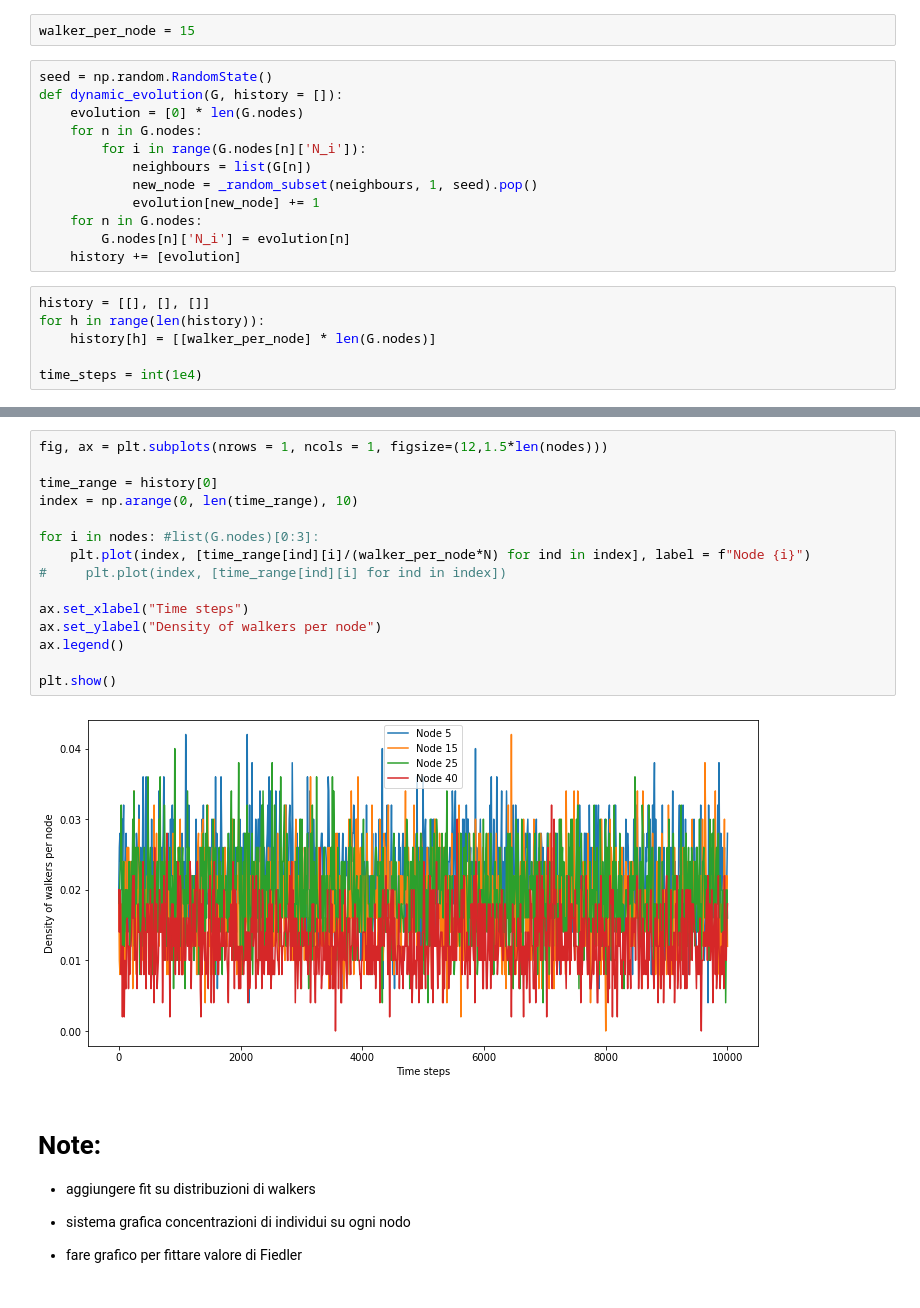
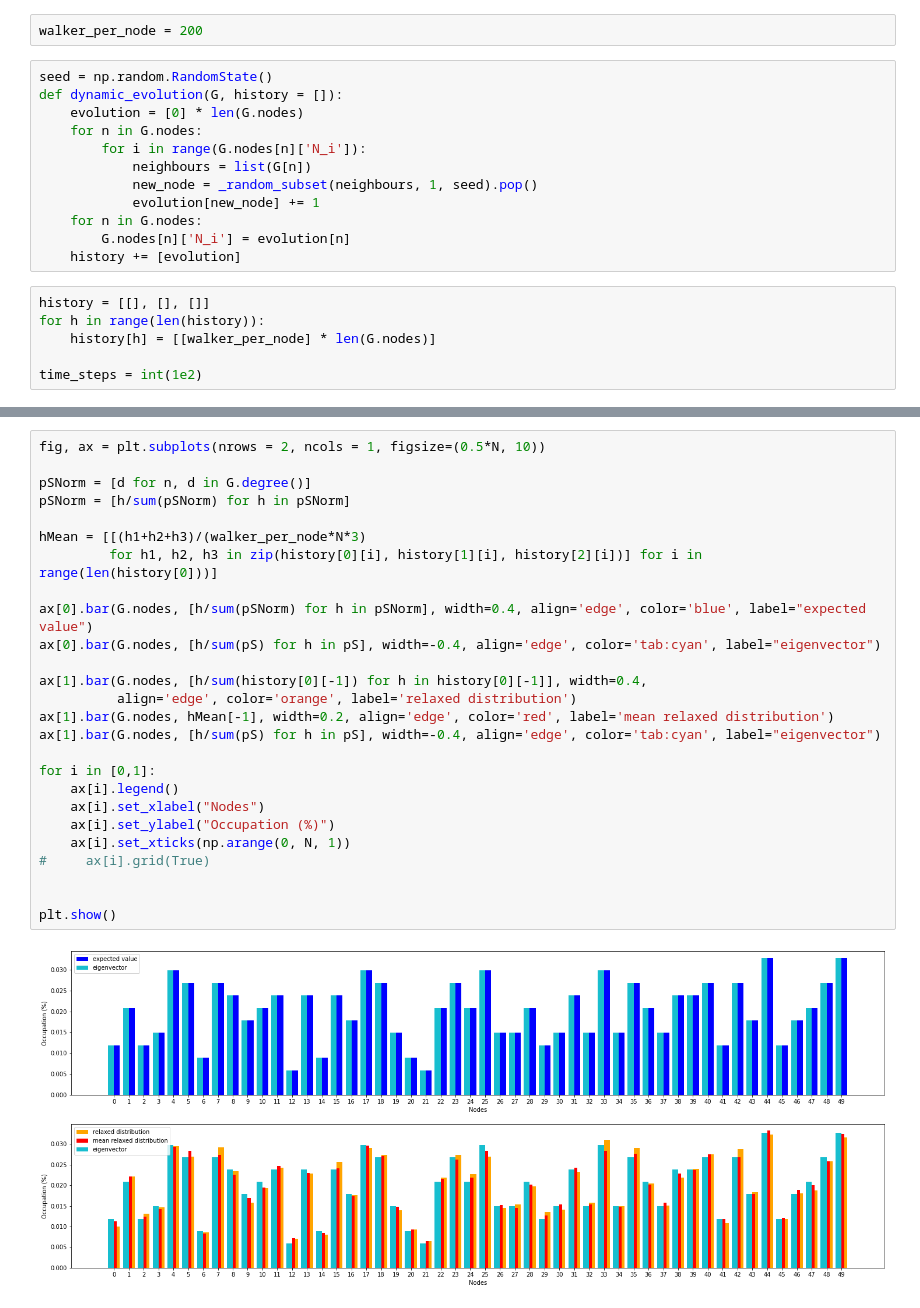
Before and after one commit to Ferri-00/Esame-Complessi, a Jupyter notebook: ErdosRenyi.ipynb, the cells around one changed output, grey strips where cells are left out. Saved outputs shown, nothing was run; the diff lists cells and outputs as text.

```diff
--- a/ErdosRenyi.ipynb
+++ b/ErdosRenyi.ipynb
@@ -132,7 +134,7 @@ pS = np.round(pS, i)
 # %% [markdown]
 Assegnazione degli individui ai nodi per l'evoluzione della dinamica. L'assegnazione degli individui è fatta secondo una distribuzione uniforme.
 # %%
-walker_per_node = 15
+walker_per_node = 200
 # %%
 seed = np.random.RandomState()
 def dynamic_evolution(G, history = []):
@@ -150,7 +152,7 @@ history = [[], [], []]
 for h in range(len(history)):
     history[h] = [[walker_per_node] * len(G.nodes)]
 
-time_steps = int(1e4)
+time_steps = int(1e2)
 # %%
 t0 = time.time()
 
@@ -251,25 +169,28 @@ DIstribution for node 40 :
-# %%
-fig, ax = plt.subplots(nrows = 1, ncols = 1, figsize=(12,1.5*len(nodes)))
-
-time_range = history[0]
-index = np.arange(0, len(time_range), 10)
-
-for i in nodes: #list(G.nodes)[0:3]:
-    plt.plot(index, [time_range[ind][i]/(walker_per_node*N) for ind in index], label = f"Node {i}")
-#     plt.plot(index, [time_range[ind][i] for ind in index])
-
-ax.set_xlabel("Time steps")
-ax.set_ylabel("Density of walkers per node")
-ax.legend()
-
-plt.show()
-# %% [output]
-[figure, removed]
-# %% [markdown]
-# Note:
-
-* aggiungere fit su distribuzioni di walkers
-
-* sistema grafica concentrazioni di individui su ogni nodo
-
-* fare grafico per fittare valore di Fiedler
+# %%
+fig, ax = plt.subplots(nrows = 2, ncols = 1, figsize=(0.5*N, 10))
+
+pSNorm = [d for n, d in G.degree()]
+pSNorm = [h/sum(pSNorm) for h in pSNorm]
+
+hMean = [[(h1+h2+h3)/(walker_per_node*N*3)
+         for h1, h2, h3 in zip(history[0][i], history[1][i], history[2][i])] for i in range(len(history[0]))]
+
+ax[0].bar(G.nodes, [h/sum(pSNorm) for h in pSNorm], width=0.4, align='edge', color='blue', label="expected value")
+ax[0].bar(G.nodes, [h/sum(pS) for h in pS], width=-0.4, align='edge', color='tab:cyan', label="eigenvector")
+
+ax[1].bar(G.nodes, [h/sum(history[0][-1]) for h in history[0][-1]], width=0.4,
+          align='edge', color='orange', label='relaxed distribution')
+ax[1].bar(G.nodes, hMean[-1], width=0.2, align='edge', color='red', label='mean relaxed distribution')
+ax[1].bar(G.nodes, [h/sum(pS) for h in pS], width=-0.4, align='edge', color='tab:cyan', label="eigenvector")
+
+for i in [0,1]:
+    ax[i].legend()
+    ax[i].set_xlabel("Nodes")
+    ax[i].set_ylabel("Occupation (%)")
+    ax[i].set_xticks(np.arange(0, N, 1))
+#     ax[i].grid(True)
+
+
+plt.show()
+# %% [output]
+[figure, added]
```
Also changed, not shown: parts of 18 cells of this notebook.
